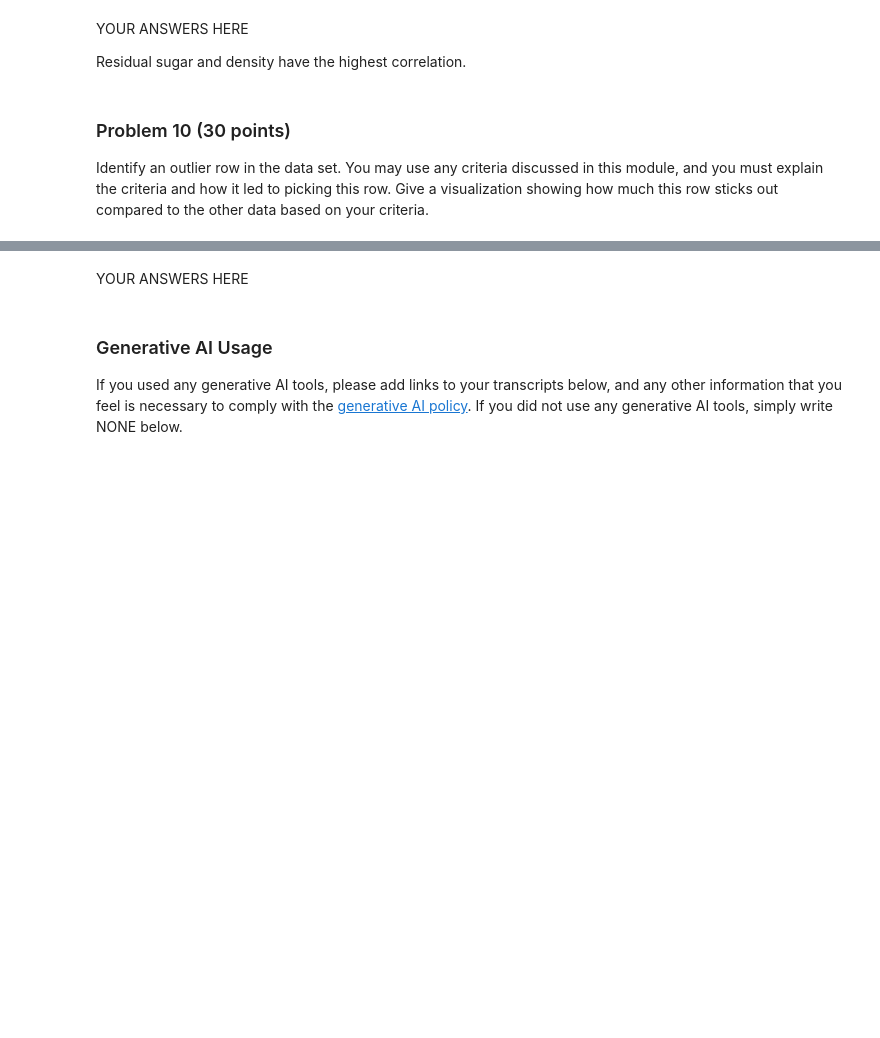
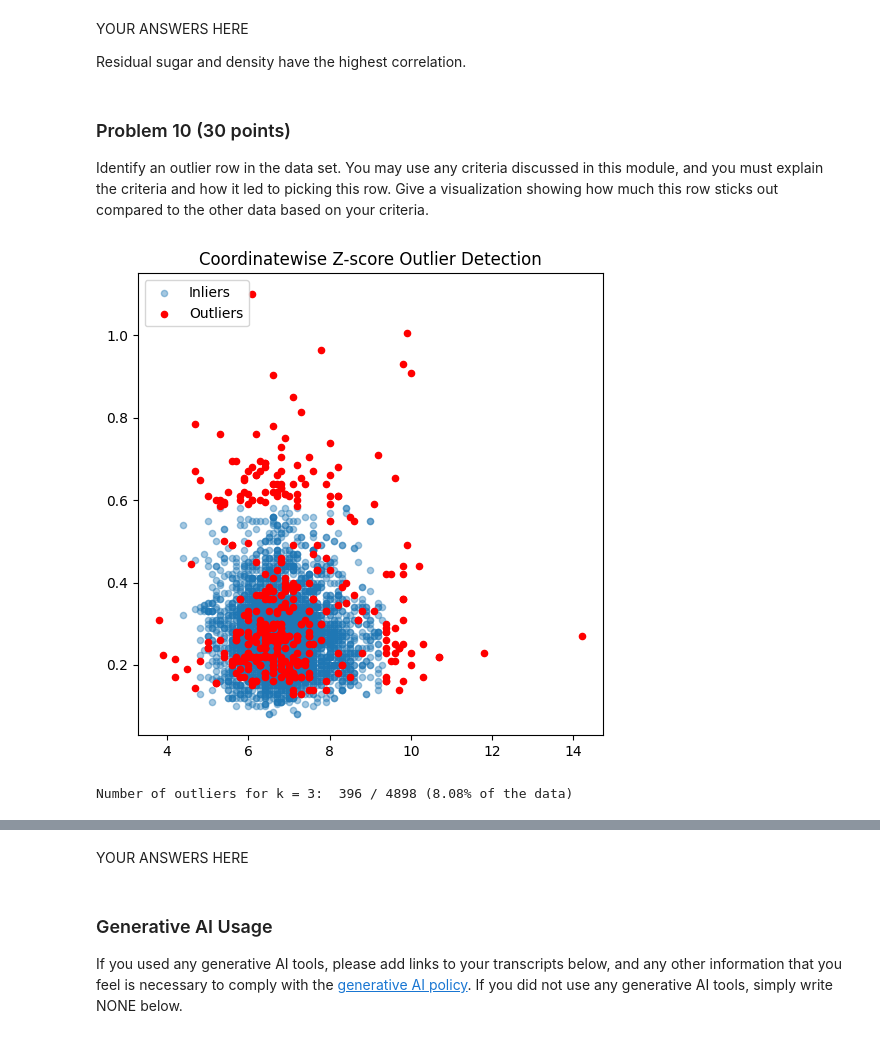
Before and after one commit to salil82/dx601-final-project, a Jupyter notebook: project.ipynb, the cells around one changed output, grey strips where cells are left out. Cells and saved outputs as stored; diff of their text form; code cells hidden in the pictures; blank space fills up the shorter version.

```diff
--- a/project.ipynb
+++ b/project.ipynb
@@ -443,3 +476,34 @@ Give a visualization showing how much this row sticks out compared to the other
 # distances = np.sqrt(pc1**2 + pc2**2)
 # index where the max is the row of the outlier. the sample farthest from the center
 # Apoorva: z-scores for each column;
+
+X_full = wine_df.drop('target', axis=1).to_numpy()
+N = len(X_full)
+# %%
+mu = X_full.mean(axis=0)
+sigma = X_full.std(axis=0)
+
+Z = (X_full - mu) / sigma
+
+is_outlier = np.any(np.abs(Z) > 3, axis=1)               # simple rule: flag if any > 3 stdd
+
+num_outliers = np.sum(is_outlier)
+percent_outliers = 100 * num_outliers / N
+
+
+plt.figure(figsize=(6,6))
+plt.scatter(X_full[~is_outlier,0],
+            X_full[~is_outlier,1],
+            alpha=0.4, label="Inliers",s=20)
+plt.scatter(X_full[is_outlier,0],
+            X_full[is_outlier,1],
+            color="red", label="Outliers",s=20)
+plt.title("Coordinatewise Z-score Outlier Detection")
+plt.legend(loc="upper left")
+plt.show()
+
+print(f"Number of outliers for k = 3:  {num_outliers} / {N} "
+      f"({percent_outliers:.2f}% of the data)")
+# %% [output]
+[figure, added]
+Number of outliers for k = 3:  396 / 4898 (8.08% of the data)
```
Also changed, not shown: parts of 20 cells of this notebook.
